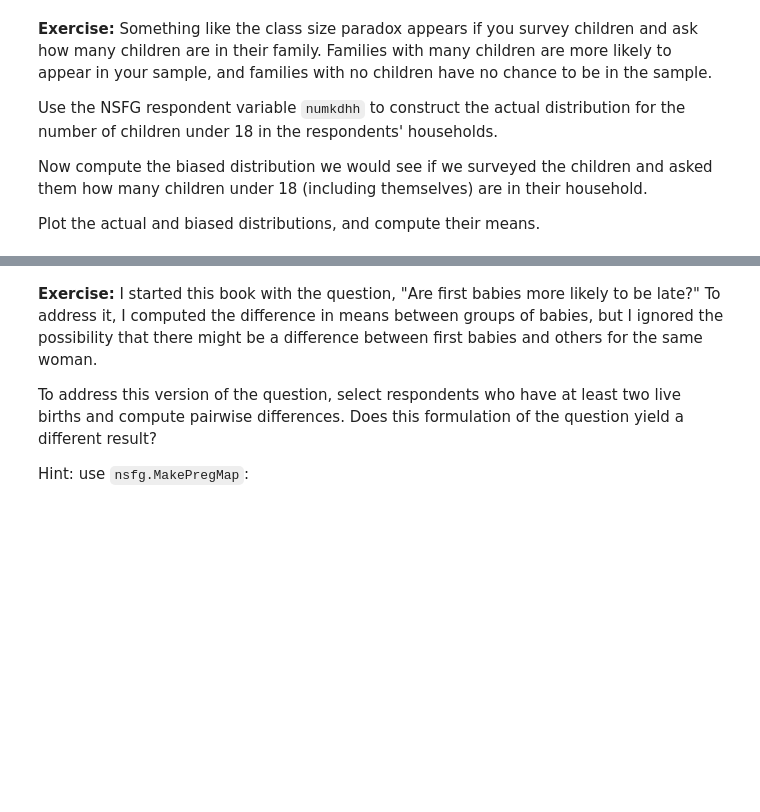
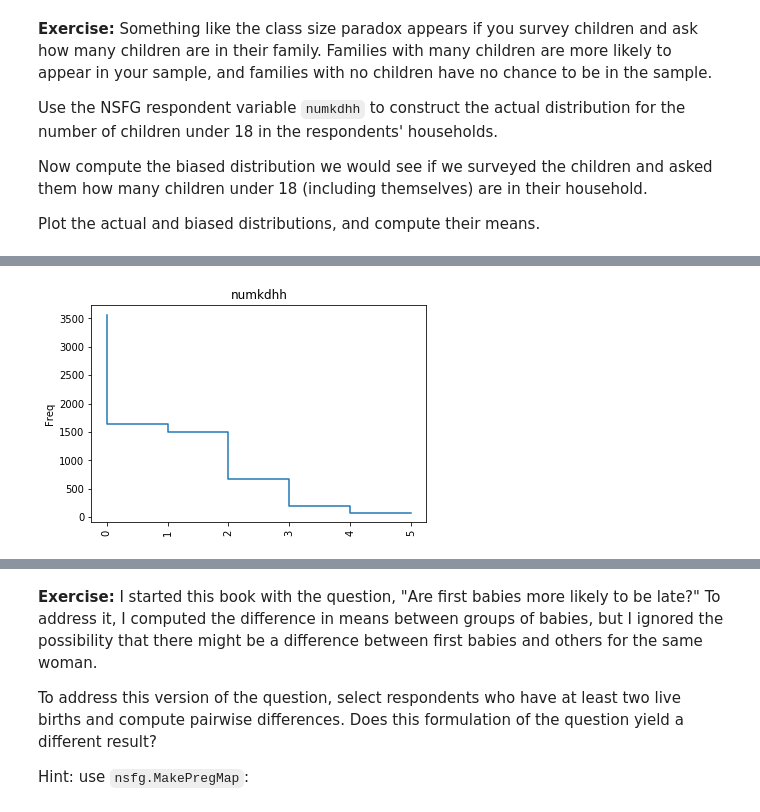
Before and after one commit to jdingram/ThinkStats2, a Jupyter notebook: code/chap03ex.ipynb, the cells around one changed output, grey strips where cells are left out. Cells and saved outputs as stored; diff of their text form; code cells hidden in the pictures; blank space fills up the shorter version.

```diff
--- a/code/chap03ex.ipynb
+++ b/code/chap03ex.ipynb
@@ -336,0 +351,16 @@ resp = nsfg.ReadFemResp()
+# %%
+def create_chart(df, feature, chart_type):
+    t = df[feature].value_counts()
+    x=list(t.index)
+    y=list(t.values)
+    sns.set_context(rc={"figure.figsize": (10, 8)})
+    if chart_type == 'bar':
+        ax = sns.barplot(x, y)
+    elif chart_type == 'step':
+        ax = sns.lineplot(x, y, drawstyle='steps-pre')
+    plt.title(feature); plt.ylabel('Freq'); plt.xticks(rotation='vertical');
+    return plt.show()
+# %%
+create_chart(resp, 'numkdhh', 'step')
+# %% [output]
+[figure, added]
```
Also changed, not shown: parts of 39 cells of this notebook.
